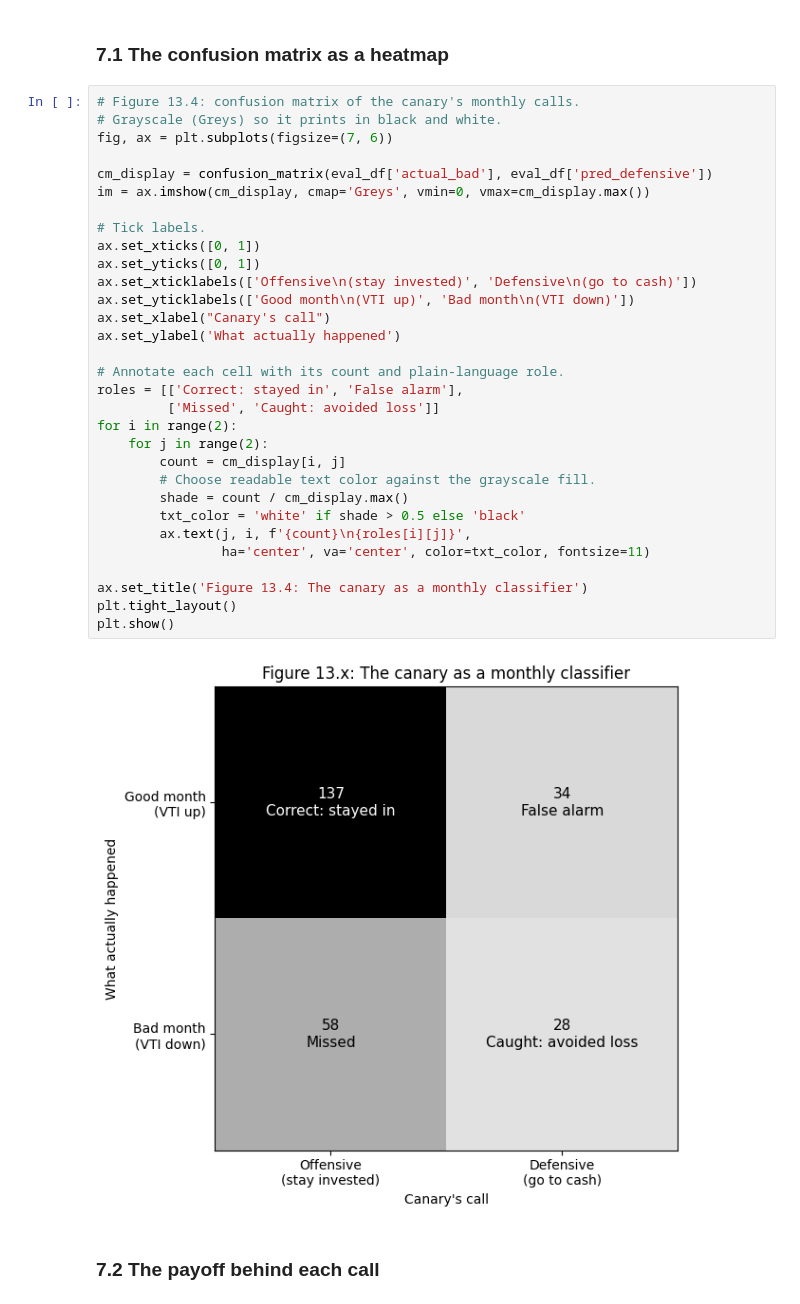
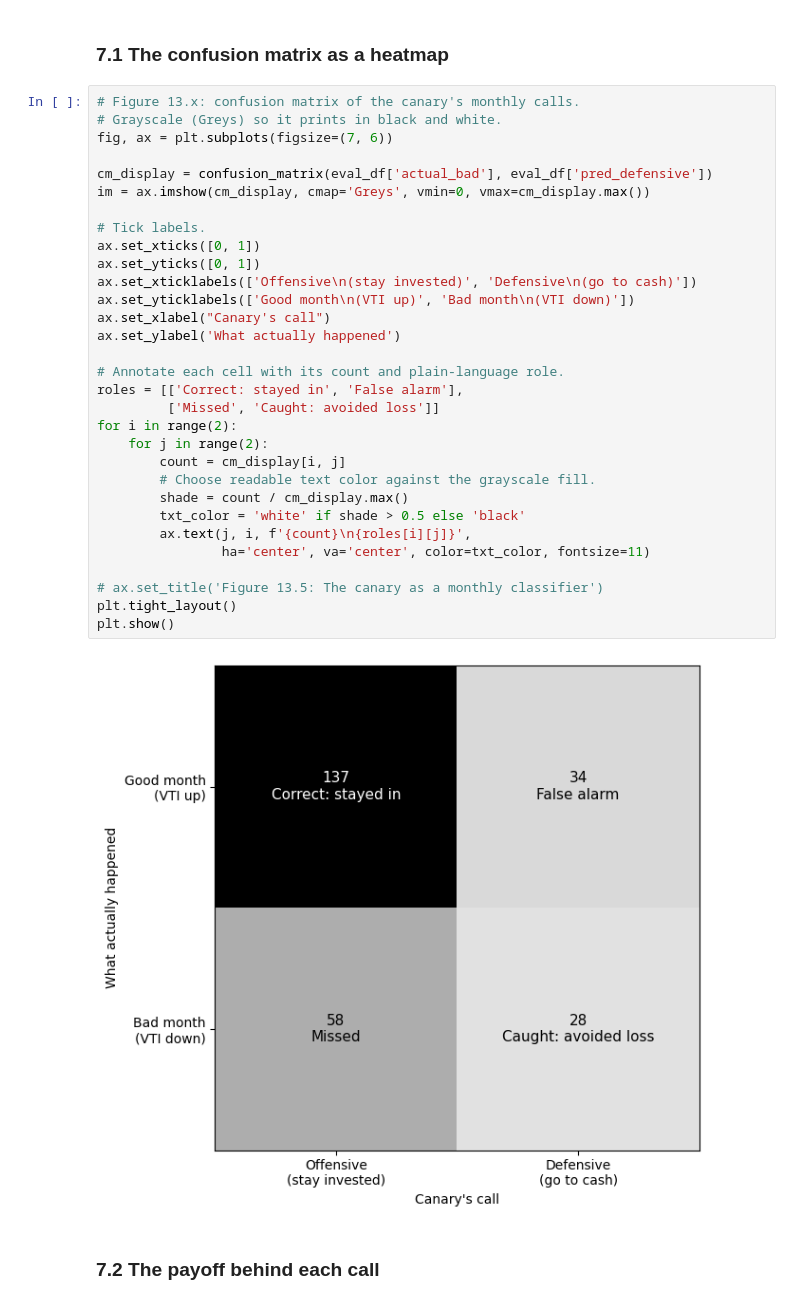
Before and after one commit to PacktPublishing/Hands-on-Financial-Trading-with-Python-Second-Edition, a Jupyter notebook: chapter13/B37124_13_04_hybrid_asset_allocation.ipynb, the cells around one changed output. Drawn from its saved outputs; the diff is of its cells as text.

```diff
--- a/chapter13/B37124_13_04_hybrid_asset_allocation.ipynb
+++ b/chapter13/B37124_13_04_hybrid_asset_allocation.ipynb
@@ -876,38 +866,38 @@ All three are built to survive black-and-white printing: no figure relies on col
 # %% [markdown]
 ### 7.1 The confusion matrix as a heatmap
 # %%
-# Figure 13.4: confusion matrix of the canary's monthly calls.
+# Figure 13.x: confusion matrix of the canary's monthly calls.
 # Grayscale (Greys) so it prints in black and white.
 fig, ax = plt.subplots(figsize=(7, 6))
 
 cm_display = confusion_matrix(eval_df['actual_bad'], eval_df['pred_defensive'])
 im = ax.imshow(cm_display, cmap='Greys', vmin=0, vmax=cm_display.max())
 
 # Tick labels.
 ax.set_xticks([0, 1])
 ax.set_yticks([0, 1])
 ax.set_xticklabels(['Offensive\n(stay invested)', 'Defensive\n(go to cash)'])
 ax.set_yticklabels(['Good month\n(VTI up)', 'Bad month\n(VTI down)'])
 ax.set_xlabel("Canary's call")
 ax.set_ylabel('What actually happened')
 
 # Annotate each cell with its count and plain-language role.
 roles = [['Correct: stayed in', 'False alarm'],
          ['Missed', 'Caught: avoided loss']]
 for i in range(2):
     for j in range(2):
         count = cm_display[i, j]
         # Choose readable text color against the grayscale fill.
         shade = count / cm_display.max()
         txt_color = 'white' if shade > 0.5 else 'black'
         ax.text(j, i, f'{count}\n{roles[i][j]}',
                 ha='center', va='center', color=txt_color, fontsize=11)
 
-ax.set_title('Figure 13.4: The canary as a monthly classifier')
+# ax.set_title('Figure 13.5: The canary as a monthly classifier')
 plt.tight_layout()
 plt.show()
 # %% [output]
-[figure, old version]
+[figure, new version]
 # %% [markdown]
 ### 7.2 The payoff behind each call
 # %% [markdown]
```
Also changed, not shown: parts of 13 cells of this notebook, 28 other files.
